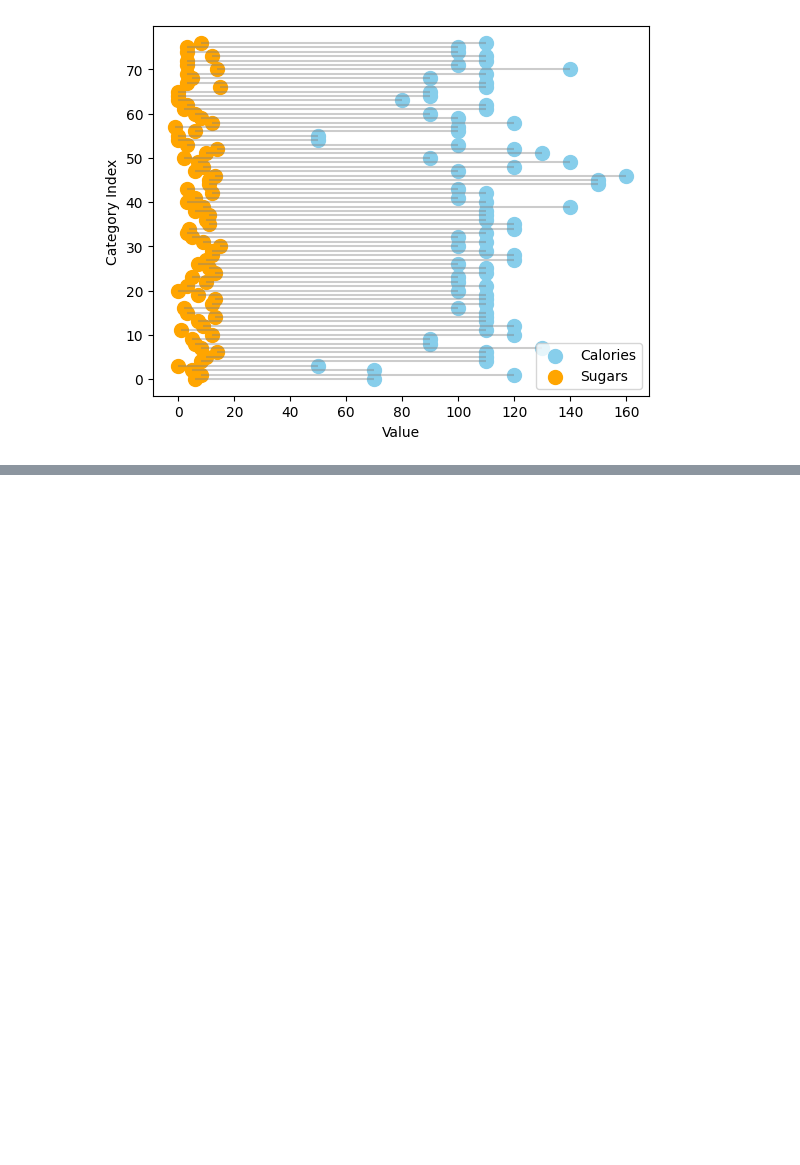
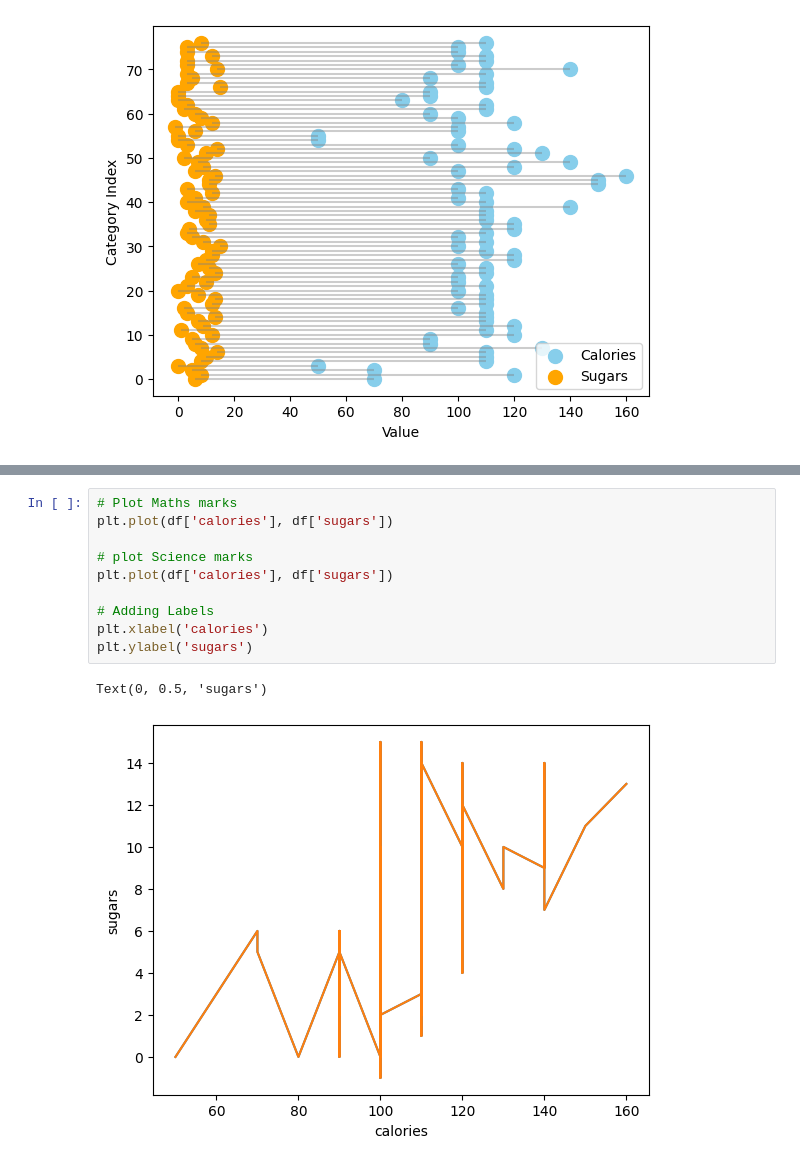
Before and after one commit to Sru-j/daily_lab_activities, a Jupyter notebook: box_plot_mine.ipynb, the cells around one changed output, grey strips where cells are left out. Cells and saved outputs as stored; diff of their text form; blank space fills up the shorter version.

```diff
--- a/box_plot_mine.ipynb
+++ b/box_plot_mine.ipynb
@@ -347,0 +361,13 @@ plt.show()
+# %%
+# Plot Maths marks
+plt.plot(df['calories'], df['sugars'])
+
+# plot Science marks
+plt.plot(df['calories'], df['sugars'])
+
+# Adding Labels
+plt.xlabel('calories')
+plt.ylabel('sugars')
+# %% [output]
+Text(0, 0.5, 'sugars')
+[figure, added]
```
Also changed, not shown: parts of 2 cells of this notebook.
